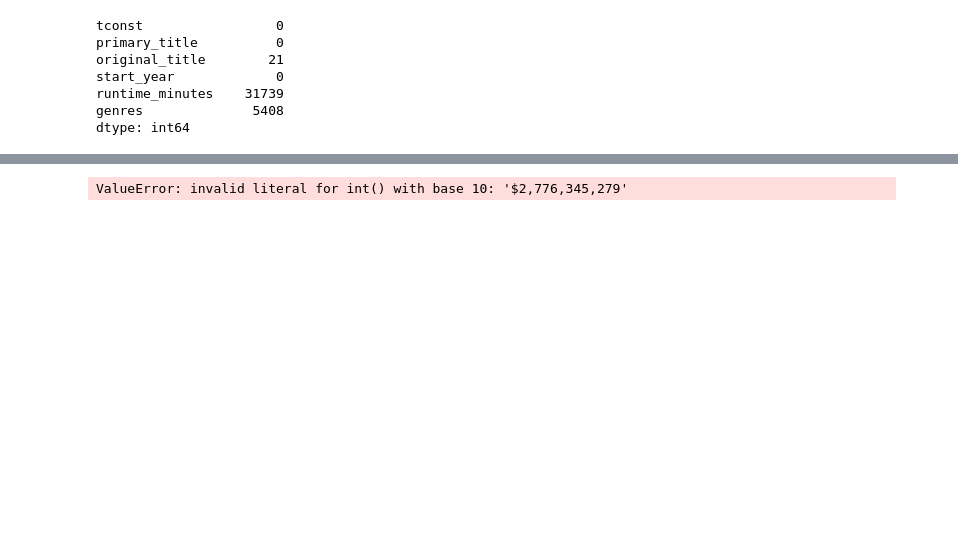
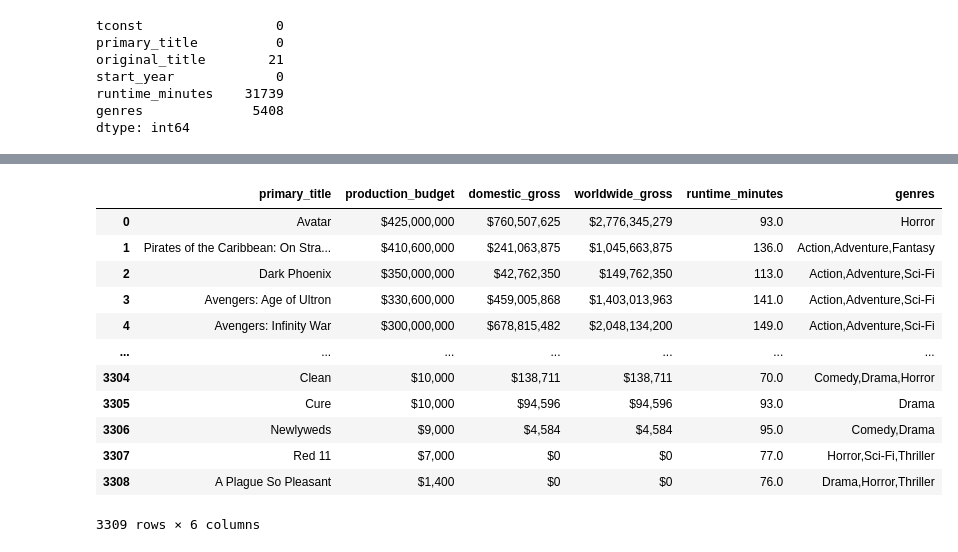
Before and after one commit to letruong711/010921-pt-phase-1-project, a Jupyter notebook: data_cleaning_genre_and_profit.ipynb, the cells around one changed output, grey strips where cells are left out. Cells and saved outputs as stored; diff of their text form; code cells hidden in the pictures; blank space fills up the shorter version.

```diff
--- a/data_cleaning_genre_and_profit.ipynb
+++ b/data_cleaning_genre_and_profit.ipynb
@@ -101,6 +132,18 @@ imdb_genres
 # %%
 #try and get profit somehow. Cannot convert object into int to do math.
-profit_and_genre = pd.merge(tn_movie_profit, imdb_genres, on='primary_title')
-profit_and_genre["worldwide_gross"] = profit_and_genre["worldwide_gross"].astype(str).astype('int64')
+profit_and_genre = pd.merge(tn_movie_profit, imdb_genres, on= 'primary_title')
+profit_and_genre
 # %% [output]
+|  | primary_title | production_budget | domestic_gross | worldwide_gross | runtime_minutes | genres |
+| 0 | Avatar | $425,000,000 | $760,507,625 | $2,776,345,279 | 93.0 | Horror |
+| 1 | Pirates of the Caribbean: On Stra... | $410,600,000 | $241,063,875 | $1,045,663,875 | 136.0 | Action,Adventure,Fantasy |
+| 2 | Dark Phoenix | $350,000,000 | $42,762,350 | $149,762,350 | 113.0 | Action,Adventure,Sci-Fi |
+| 3 | Avengers: Age of Ultron | $330,600,000 | $459,005,868 | $1,403,013,963 | 141.0 | Action,Adventure,Sci-Fi |
+| 4 | Avengers: Infinity War | $300,000,000 | $678,815,482 | $2,048,134,200 | 149.0 | Action,Adventure,Sci-Fi |
+| ... | ... | ... | ... | ... | ... | ... |
+| 3304 | Clean | $10,000 | $138,711 | $138,711 | 70.0 | Comedy,Drama,Horror |
+| 3305 | Cure | $10,000 | $94,596 | $94,596 | 93.0 | Drama |
+| 3306 | Newlyweds | $9,000 | $4,584 | $4,584 | 95.0 | Comedy,Drama |
+| 3307 | Red 11 | $7,000 | $0 | $0 | 77.0 | Horror,Sci-Fi,Thriller |
+| 3308 | A Plague So Pleasant | $1,400 | $0 | $0 | 76.0 | Drama,Horror,Thriller |
-ValueError: invalid literal for int() with base 10: '$2,776,345,279'
+3309 rows × 6 columns
```
Also changed, not shown: parts of 15 cells of this notebook, 5 other files.
